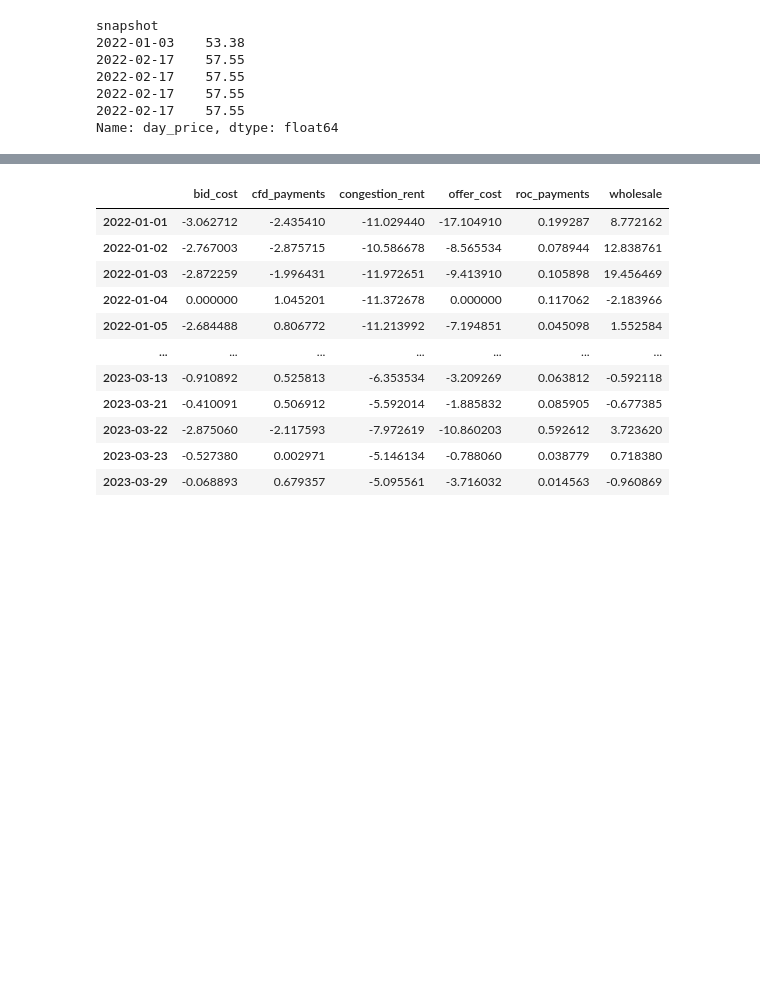
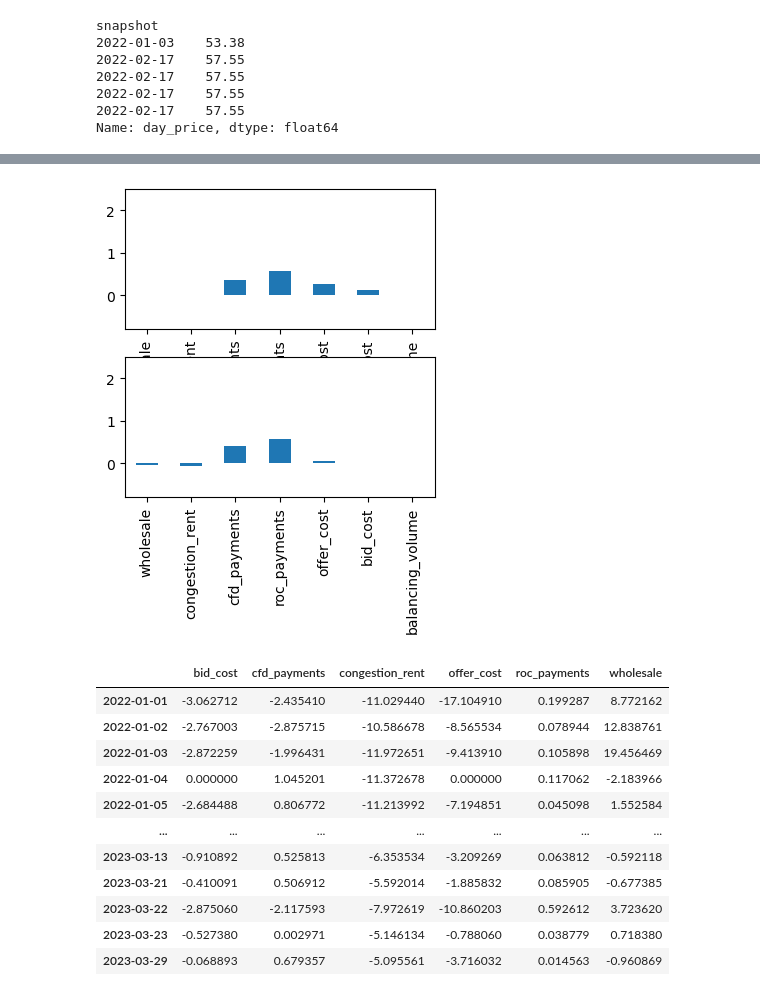
Before and after one commit to LukasFrankenQ/GBPower, a Jupyter notebook: notebooks/energy_crisis_shift.ipynb, the cells around one changed output, grey strips where cells are left out. Saved outputs shown, nothing was run; the diff lists cells and outputs as text; code cells hidden in the pictures; blank space fills up the shorter version.

```diff
--- a/notebooks/energy_crisis_shift.ipynb
+++ b/notebooks/energy_crisis_shift.ipynb
@@ -829,0 +796,14 @@ Name: 2022-12-31 05:00:00, Length: 284, dtype: float64
+# %%
+time = sc.index.get_level_values(0).unique()[period].strftime('%H:%M:%S')
+print(time)
+
+ss = sc.loc[idx[f'{date} {time}', :]][['national', 'zonal']]
+
+fig, axs = plt.subplots(2, 1, figsize=(4, 4))
+for i, col in enumerate(ss.columns):
+    ss[col].plot.bar(ax=axs[i])
+
+    axs[i].set_ylim(-0.8, 2.5)
+
+plt.show()
+# %% [output]
@@ -830,3 +811,4 @@ Name: 2022-12-31 05:00:00, Length: 284, dtype: float64
+[figure, added]
 # %%
 x = fp.loc[diff_disagg.index.strftime('%Y-%m-%d')]
 
```
Also changed, not shown: parts of 8 cells of this notebook, 2 other files.
